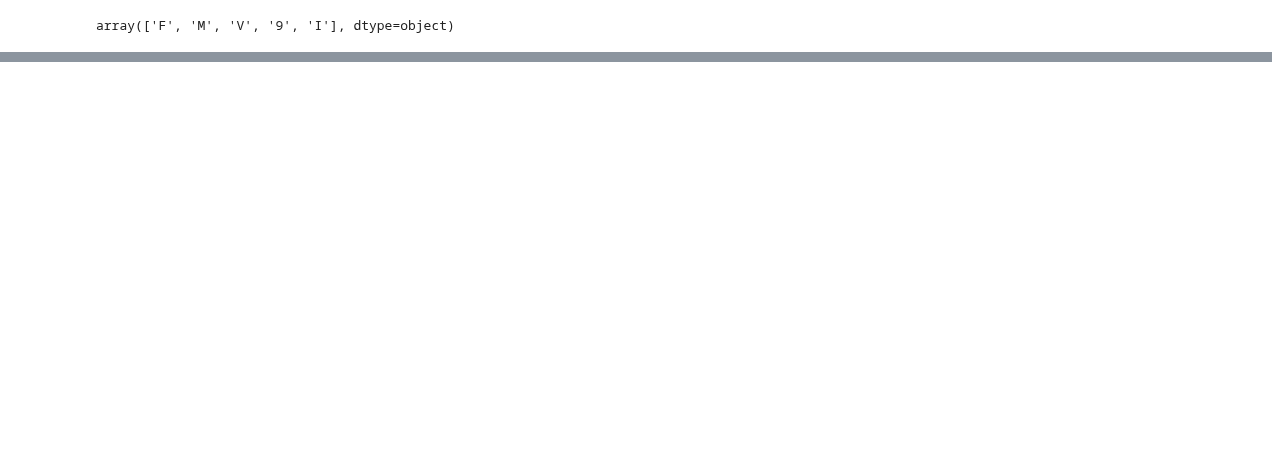
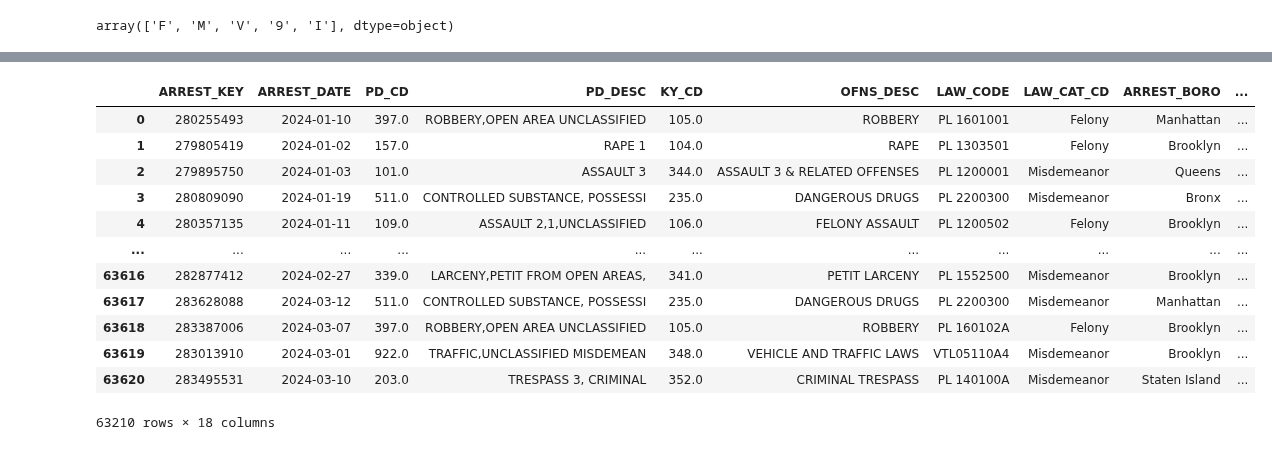
Before and after one commit to CarlosGG18/NYPD-Arrest-Analysis, a Jupyter notebook: Cleaning.ipynb, the cells around one changed output, grey strips where cells are left out. Saved outputs shown, nothing was run; the diff lists cells and outputs as text; code cells hidden in the pictures; blank space fills up the shorter version.

Commit message:
data types

```diff
--- a/Cleaning.ipynb
+++ b/Cleaning.ipynb
@@ -307,0 +366,14 @@ array(['F', 'M', 'V', '9', 'I'], dtype=object)
+# %%
+law_cat = {
+    'F': 'Felony',
+    'M': 'Misdemeanor',
+    'V': 'Violation',
+    '9': 'Unclassified Violation',
+    'I': 'Traffic'
+}
+
+# Convert 'PERP_SEX' to categorical data type
+df['LAW_CAT_CD'] = df['LAW_CAT_CD'].astype('category')
+
+# Rename categories using the dictionary
+df['LAW_CAT_CD'] = df['LAW_CAT_CD'].cat.rename_categories(law_cat)
@@ -307,0 +385,18 @@ array(['F', 'M', 'V', '9', 'I'], dtype=object)
+# %%
+df.drop(columns=['New Georeferenced Column'] ,axis=1, inplace=True)
+# %%
+df
+# %% [output]
+|  | ARREST_KEY | ARREST_DATE | PD_CD | PD_DESC | KY_CD | OFNS_DESC | LAW_CODE | LAW_CAT_CD | ARREST_BORO | ... |
+| 0 | 280255493 | 2024-01-10 | 397.0 | ROBBERY,OPEN AREA UNCLASSIFIED | 105.0 | ROBBERY | PL 1601001 | Felony | Manhattan | ... |
+| 1 | 279805419 | 2024-01-02 | 157.0 | RAPE 1 | 104.0 | RAPE | PL 1303501 | Felony | Brooklyn | ... |
+| 2 | 279895750 | 2024-01-03 | 101.0 | ASSAULT 3 | 344.0 | ASSAULT 3 & RELATED OFFENSES | PL 1200001 | Misdemeanor | Queens | ... |
+| 3 | 280809090 | 2024-01-19 | 511.0 | CONTROLLED SUBSTANCE, POSSESSI | 235.0 | DANGEROUS DRUGS | PL 2200300 | Misdemeanor | Bronx | ... |
+| 4 | 280357135 | 2024-01-11 | 109.0 | ASSAULT 2,1,UNCLASSIFIED | 106.0 | FELONY ASSAULT | PL 1200502 | Felony | Brooklyn | ... |
+| ... | ... | ... | ... | ... | ... | ... | ... | ... | ... | ... |
+| 63616 | 282877412 | 2024-02-27 | 339.0 | LARCENY,PETIT FROM OPEN AREAS, | 341.0 | PETIT LARCENY | PL 1552500 | Misdemeanor | Brooklyn | ... |
+| 63617 | 283628088 | 2024-03-12 | 511.0 | CONTROLLED SUBSTANCE, POSSESSI | 235.0 | DANGEROUS DRUGS | PL 2200300 | Misdemeanor | Manhattan | ... |
+| 63618 | 283387006 | 2024-03-07 | 397.0 | ROBBERY,OPEN AREA UNCLASSIFIED | 105.0 | ROBBERY | PL 160102A | Felony | Brooklyn | ... |
+| 63619 | 283013910 | 2024-03-01 | 922.0 | TRAFFIC,UNCLASSIFIED MISDEMEAN | 348.0 | VEHICLE AND TRAFFIC LAWS | VTL05110A4 | Misdemeanor | Brooklyn | ... |
+| 63620 | 283495531 | 2024-03-10 | 203.0 | TRESPASS 3, CRIMINAL | 352.0 | CRIMINAL TRESPASS | PL 140100A | Misdemeanor | Staten Island | ... |
+63210 rows × 18 columns
```
Also changed, not shown: parts of 9 cells of this notebook.
